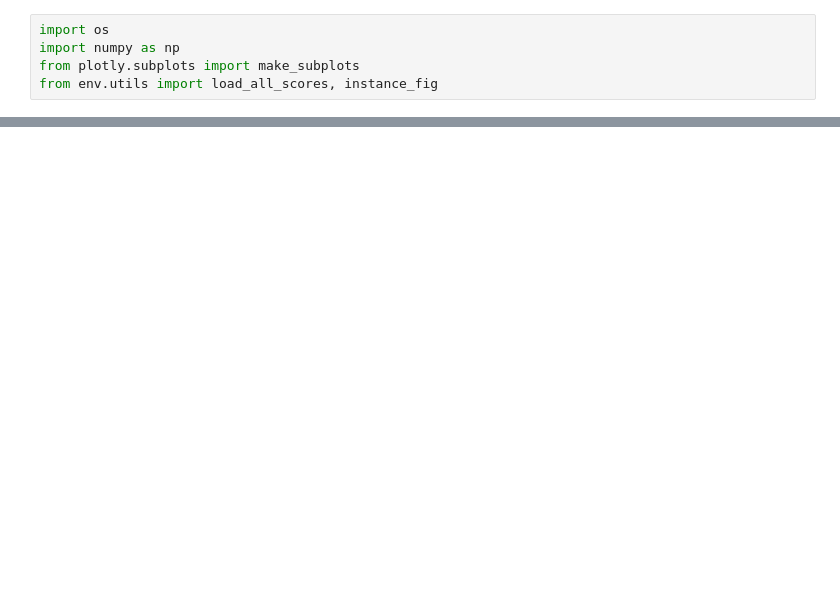
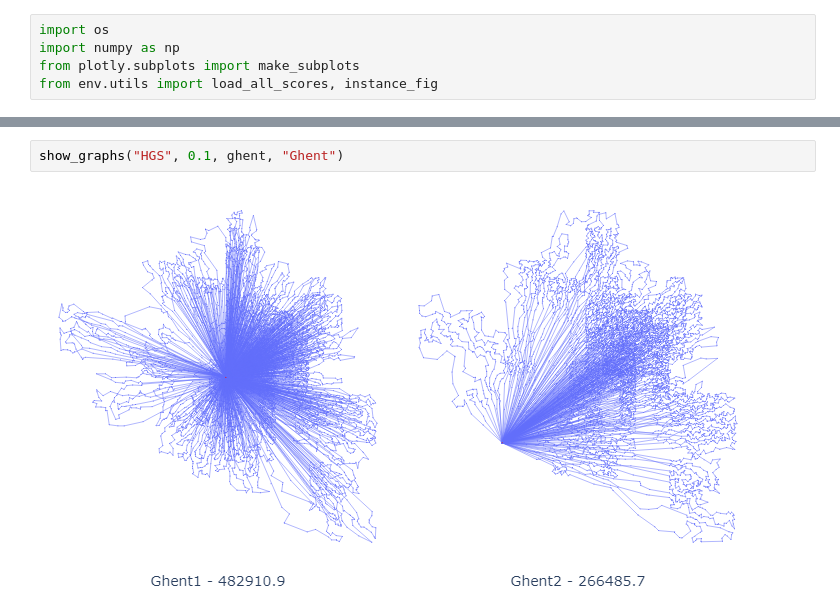
Before and after one commit to vietbtx/VRPpp, a Jupyter notebook: experiments_realworld.ipynb, the cells around one changed output, grey strips where cells are left out. Drawn from its saved outputs; the diff is of its cells as text; blank space fills up the shorter version.

```diff
--- a/experiments_realworld.ipynb
+++ b/experiments_realworld.ipynb
@@ -36,0 +63,4 @@ show_graphs("HGS", 0.1, irl_hgs_antwerp_best_score)
+# %%
+show_graphs("HGS", 0.1, ghent, "Ghent")
+# %% [output]
+[figure, added]
```
Also changed, not shown: parts of 6 cells of this notebook.
